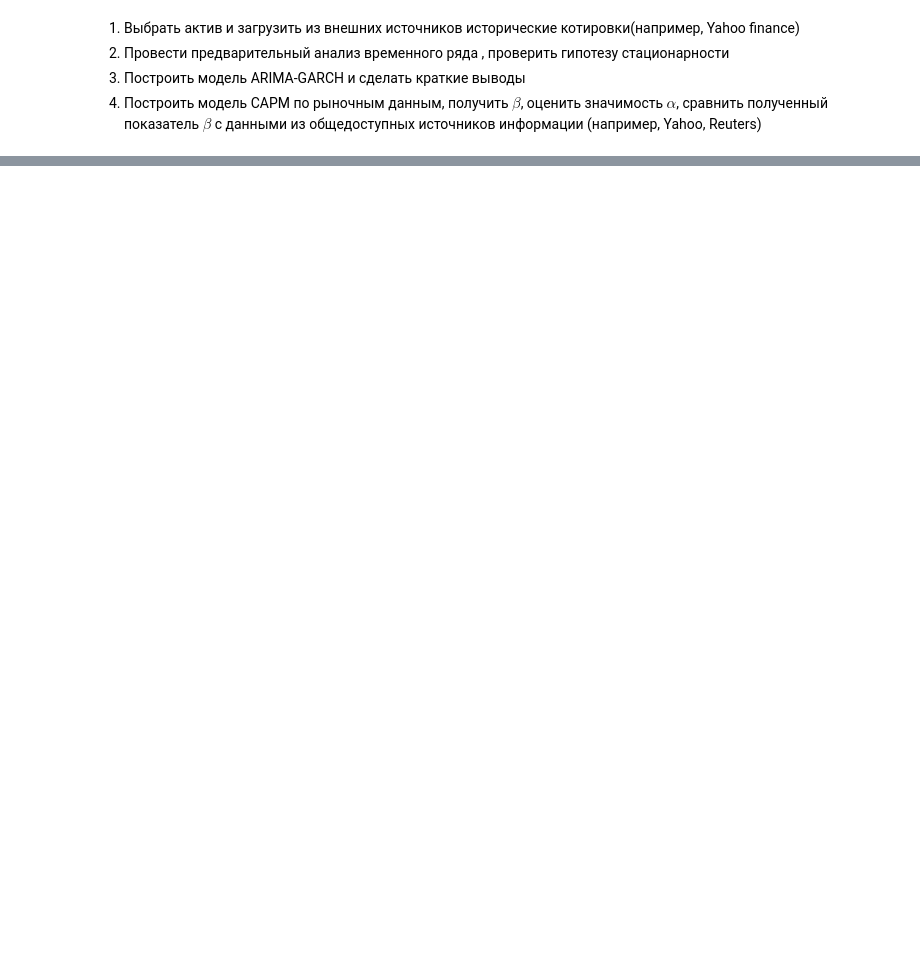
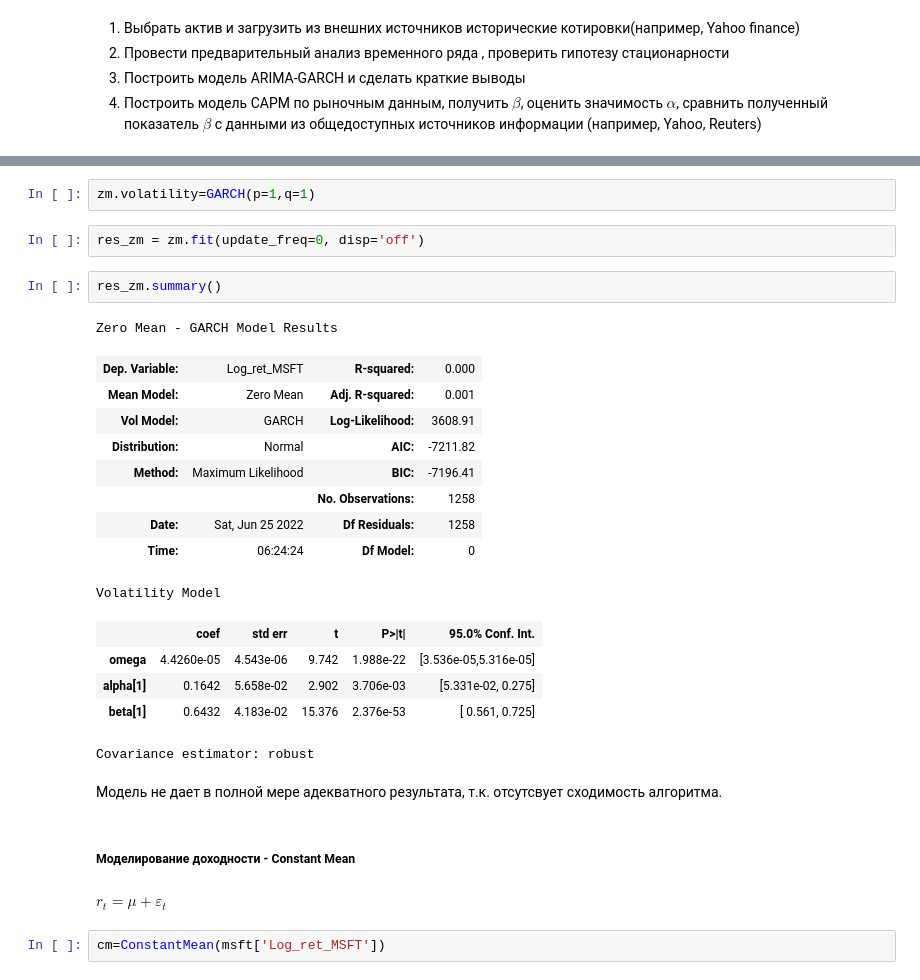
Before and after one commit to qununc/UFR, a Jupyter notebook: no2_time_series/Ex_frm_1.ipynb, the cells around one changed output, grey strips where cells are left out. Saved outputs shown, nothing was run; the diff lists cells and outputs as text; blank space fills up the shorter version.

```diff
--- a/no2_time_series/Ex_frm_1.ipynb
+++ b/no2_time_series/Ex_frm_1.ipynb
@@ -814,0 +1142,30 @@ Notes:
+# %%
+zm.volatility=GARCH(p=1,q=1)
+# %%
+res_zm = zm.fit(update_freq=0, disp='off')
+# %%
+res_zm.summary()
+# %% [output]
+Zero Mean - GARCH Model Results
+| Dep. Variable: | Log_ret_MSFT | R-squared: | 0.000 |
+| Mean Model: | Zero Mean | Adj. R-squared: | 0.001 |
+| Vol Model: | GARCH | Log-Likelihood: | 3608.91 |
+| Distribution: | Normal | AIC: | -7211.82 |
+| Method: | Maximum Likelihood | BIC: | -7196.41 |
+|  |  | No. Observations: | 1258 |
+| Date: | Sat, Jun 25 2022 | Df Residuals: | 1258 |
+| Time: | 06:24:24 | Df Model: | 0 |
+Volatility Model
+|  | coef | std err | t | P>|t| | 95.0% Conf. Int. |
+| omega | 4.4260e-05 | 4.543e-06 | 9.742 | 1.988e-22 | [3.536e-05,5.316e-05] |
+| alpha[1] | 0.1642 | 5.658e-02 | 2.902 | 3.706e-03 | [5.331e-02, 0.275] |
+| beta[1] | 0.6432 | 4.183e-02 | 15.376 | 2.376e-53 | [ 0.561, 0.725] |
+Covariance estimator: robust
+# %% [markdown]
+Модель не дает в полной мере адекватного результата, т.к. отсутсвует сходимость алгоритма.
+# %% [markdown]
+##### Моделирование доходности - Constant Mean
+# %% [markdown]
+$r_t=\mu+\varepsilon_t$
+# %%
+cm=ConstantMean(msft['Log_ret_MSFT'])
```
Also changed, not shown: parts of 128 cells of this notebook.
